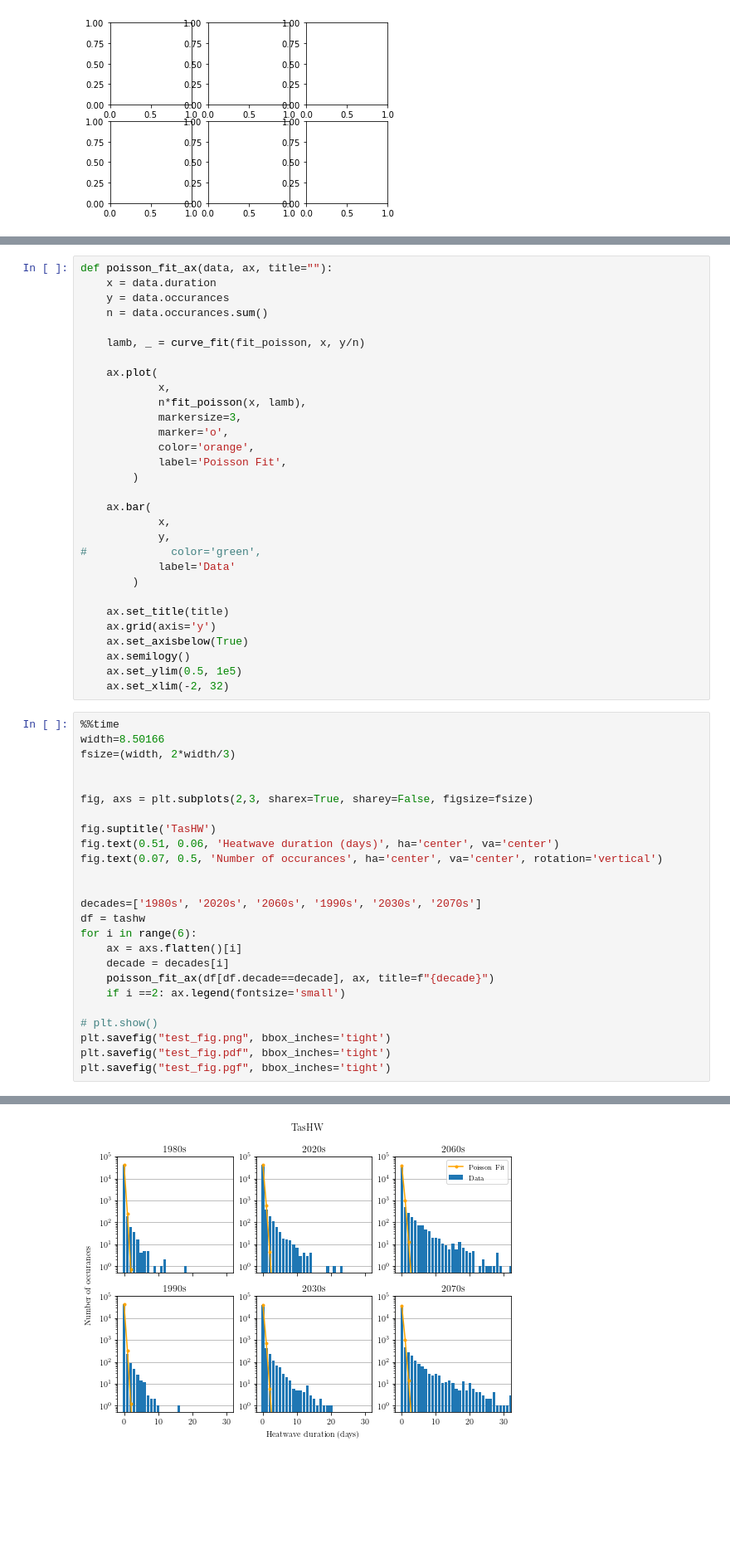
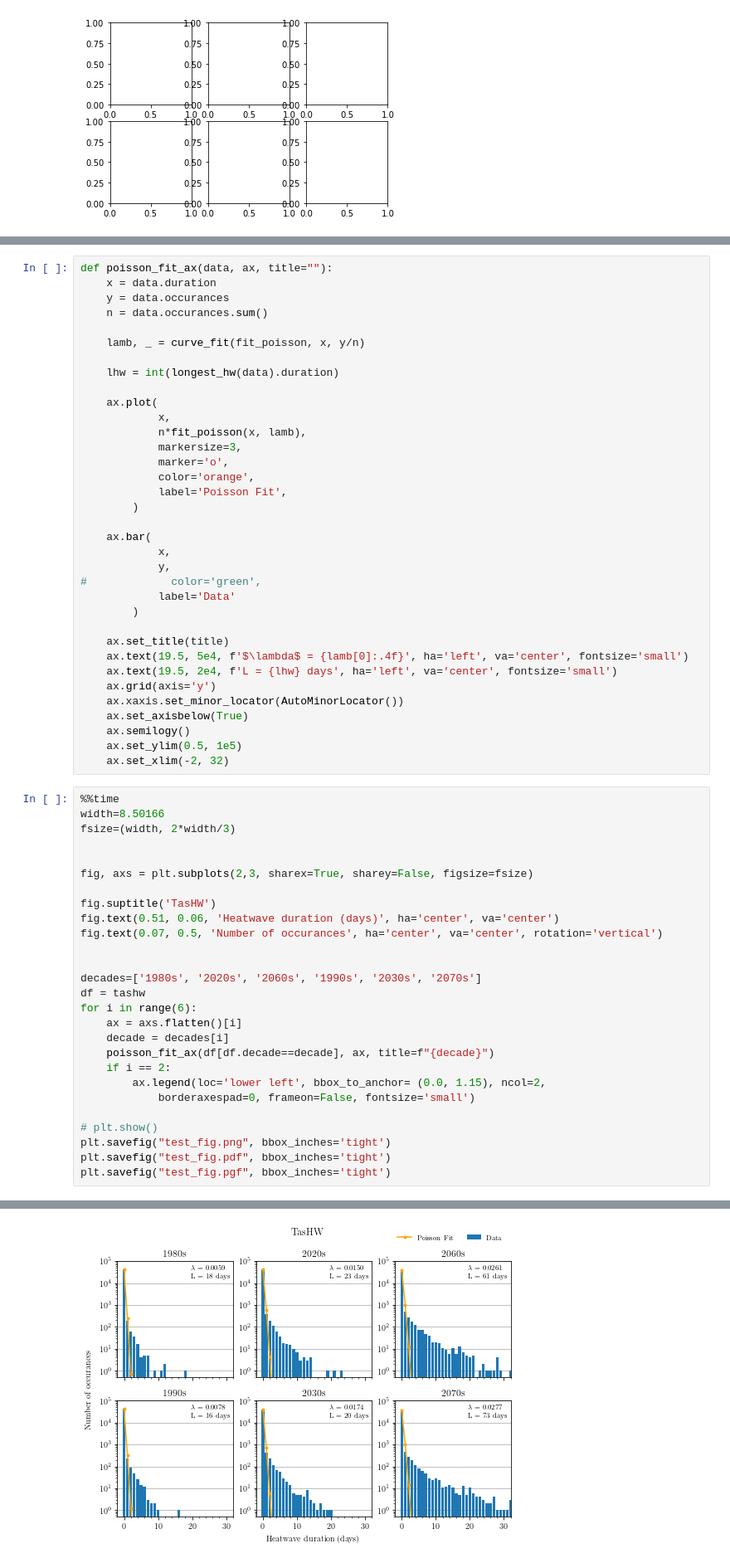
Before and after one commit to kaedonkers/ukcp_heatwave_analysis, a Jupyter notebook: 2.poisson_fit_plots.ipynb, the cells around one changed output, grey strips where cells are left out. Shown at 83% size. Cells and saved outputs as stored; diff of their text form; blank space fills up the shorter version.

```diff
--- a/2.poisson_fit_plots.ipynb
+++ b/2.poisson_fit_plots.ipynb
@@ -311,6 +312,8 @@ def poisson_fit_ax(data, ax, title=""):
     n = data.occurances.sum()
 
     lamb, _ = curve_fit(fit_poisson, x, y/n)
+
+    lhw = int(longest_hw(data).duration)
 
     ax.plot(
             x,
@@ -329,7 +332,10 @@ def poisson_fit_ax(data, ax, title=""):
         )
 
     ax.set_title(title)
+    ax.text(19.5, 5e4, f'$\lambda$ = {lamb[0]:.4f}', ha='left', va='center', fontsize='small')
+    ax.text(19.5, 2e4, f'L = {lhw} days', ha='left', va='center', fontsize='small')
     ax.grid(axis='y')
+    ax.xaxis.set_minor_locator(AutoMinorLocator())
     ax.set_axisbelow(True)
     ax.semilogy()
     ax.set_ylim(0.5, 1e5)
@@ -353,7 +359,9 @@ for i in range(6):
     ax = axs.flatten()[i]
     decade = decades[i]
     poisson_fit_ax(df[df.decade==decade], ax, title=f"{decade}")
-    if i ==2: ax.legend(fontsize='small')
+    if i == 2:
+        ax.legend(loc='lower left', bbox_to_anchor= (0.0, 1.15), ncol=2,
+            borderaxespad=0, frameon=False, fontsize='small')
 
 # plt.show()
 plt.savefig("test_fig.png", bbox_inches='tight')
@@ -365 +373 @@ Wall time: 11 s
-[figure, old version]
+[figure, new version]
```
Also changed, not shown: parts of 3 cells of this notebook.
